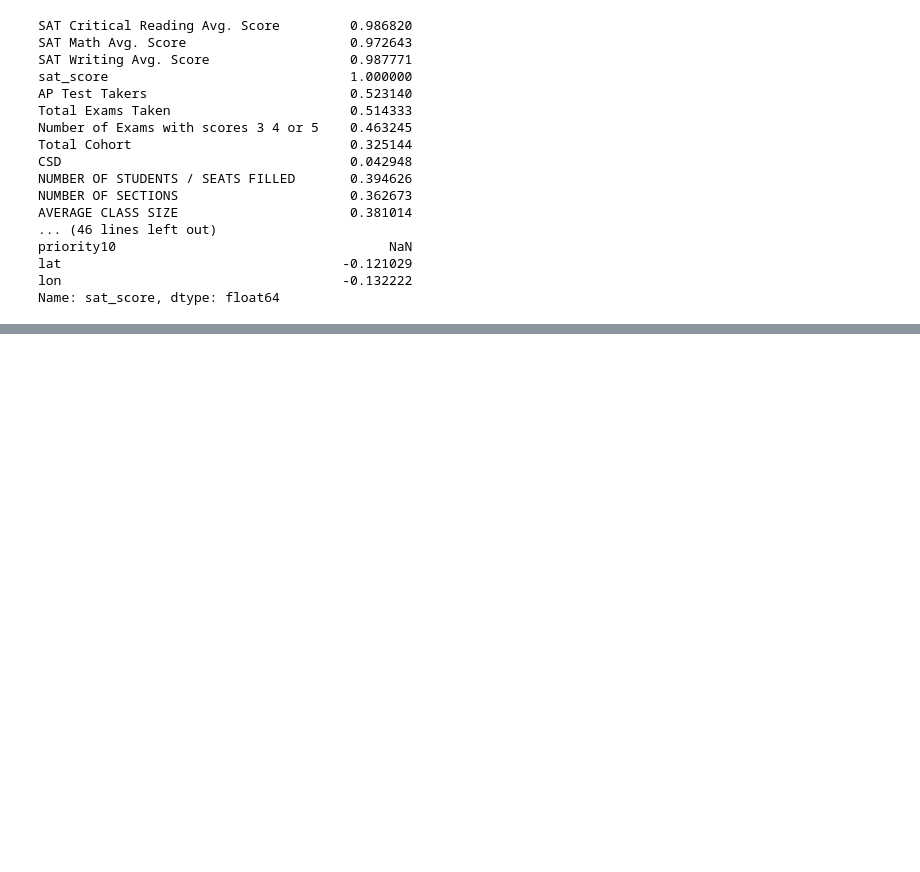
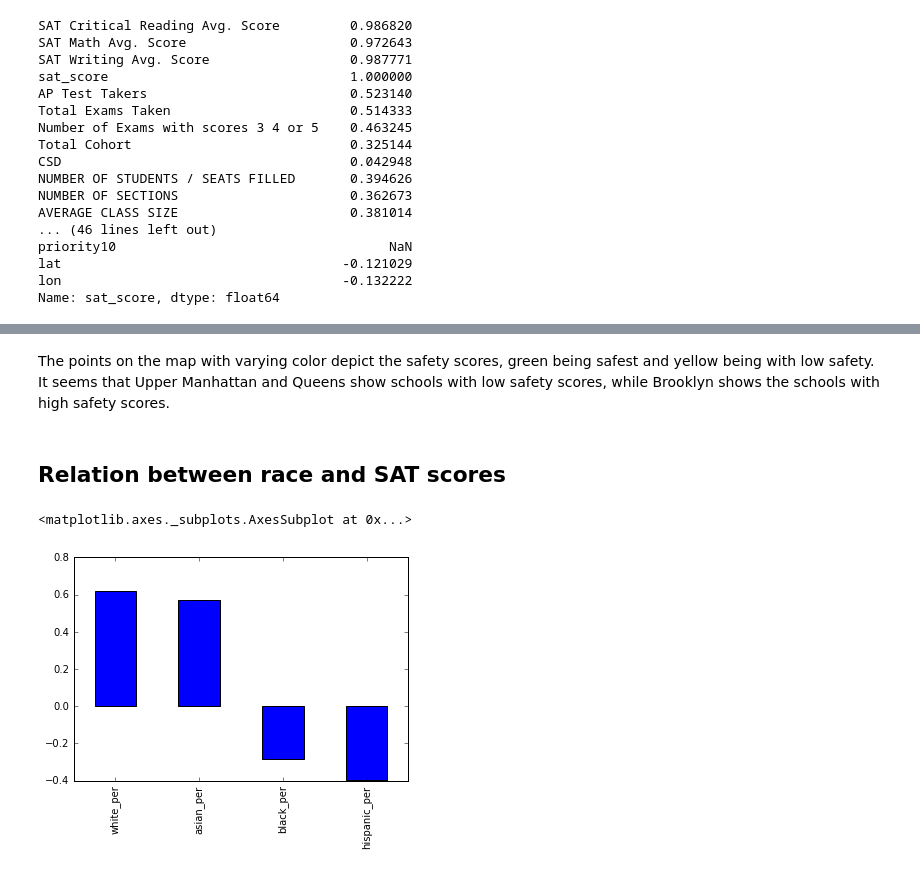
Before and after one commit to mm-shah/NYC-High-School, a Jupyter notebook: Analysis of SAT scores of NYC High School Data.ipynb, the cells around one changed output, grey strips where cells are left out. Drawn from its saved outputs; the diff is of its cells as text; code cells hidden in the pictures; blank space fills up the shorter version.

```diff
--- a/Analysis of SAT scores of NYC High School Data.ipynb
+++ b/Analysis of SAT scores of NYC High School Data.ipynb
@@ -171,0 +218,10 @@ TypeError: unorderable types: numpy.ndarray() < str()
+# %% [markdown]
+The points on the map with varying color depict the safety scores, green being safest and yellow being with low safety. It seems that Upper Manhattan and Queens show schools with low safety scores, while Brooklyn shows the schools with high safety scores.
+# %% [markdown]
+## Relation between race and SAT scores
+# %%
+race_per = ['white_per', 'asian_per','black_per','hispanic_per']
+correlations[race_per].plot.bar()
+# %% [output]
+<matplotlib.axes._subplots.AxesSubplot at 0x...>
+[figure, added]
```
Also changed, not shown: parts of 39 cells of this notebook.
